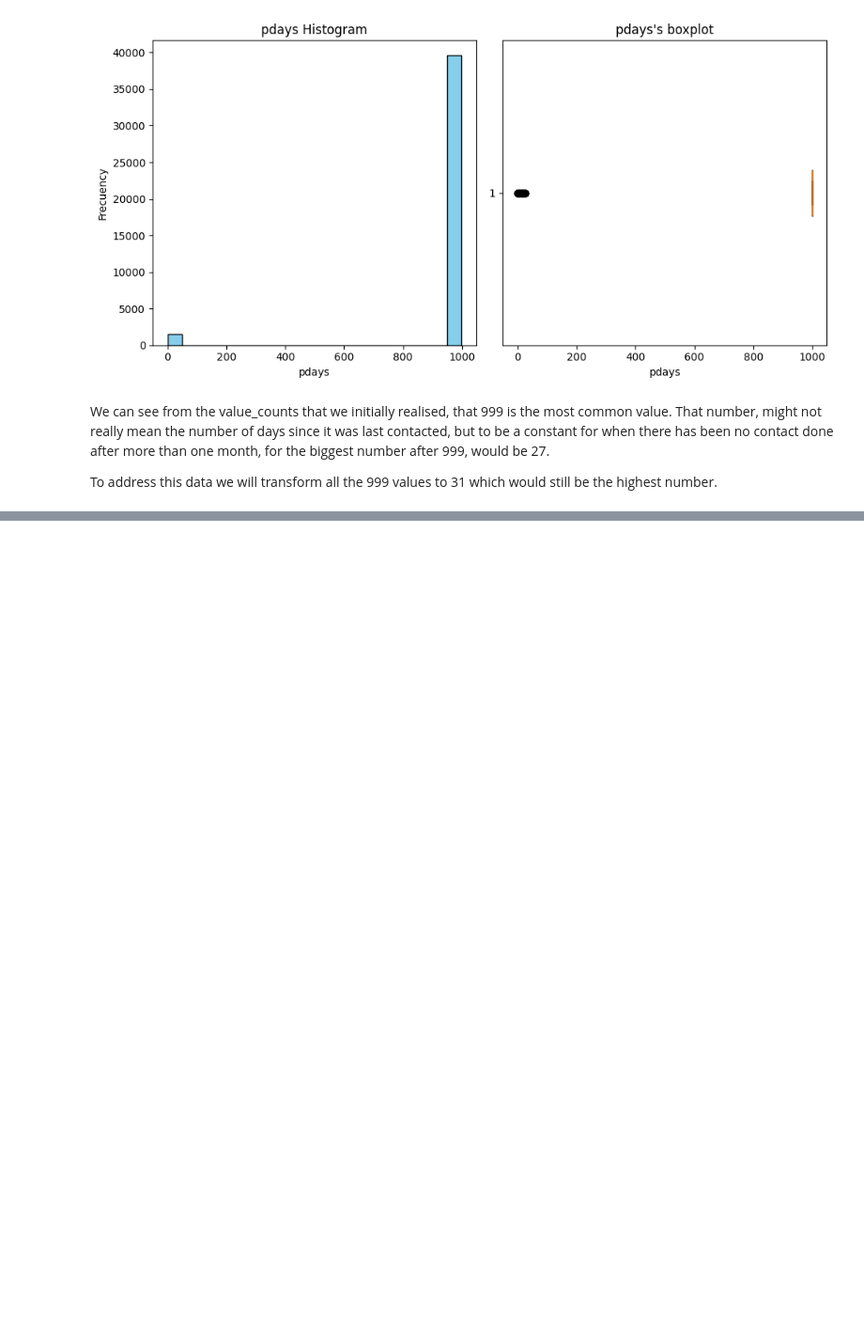
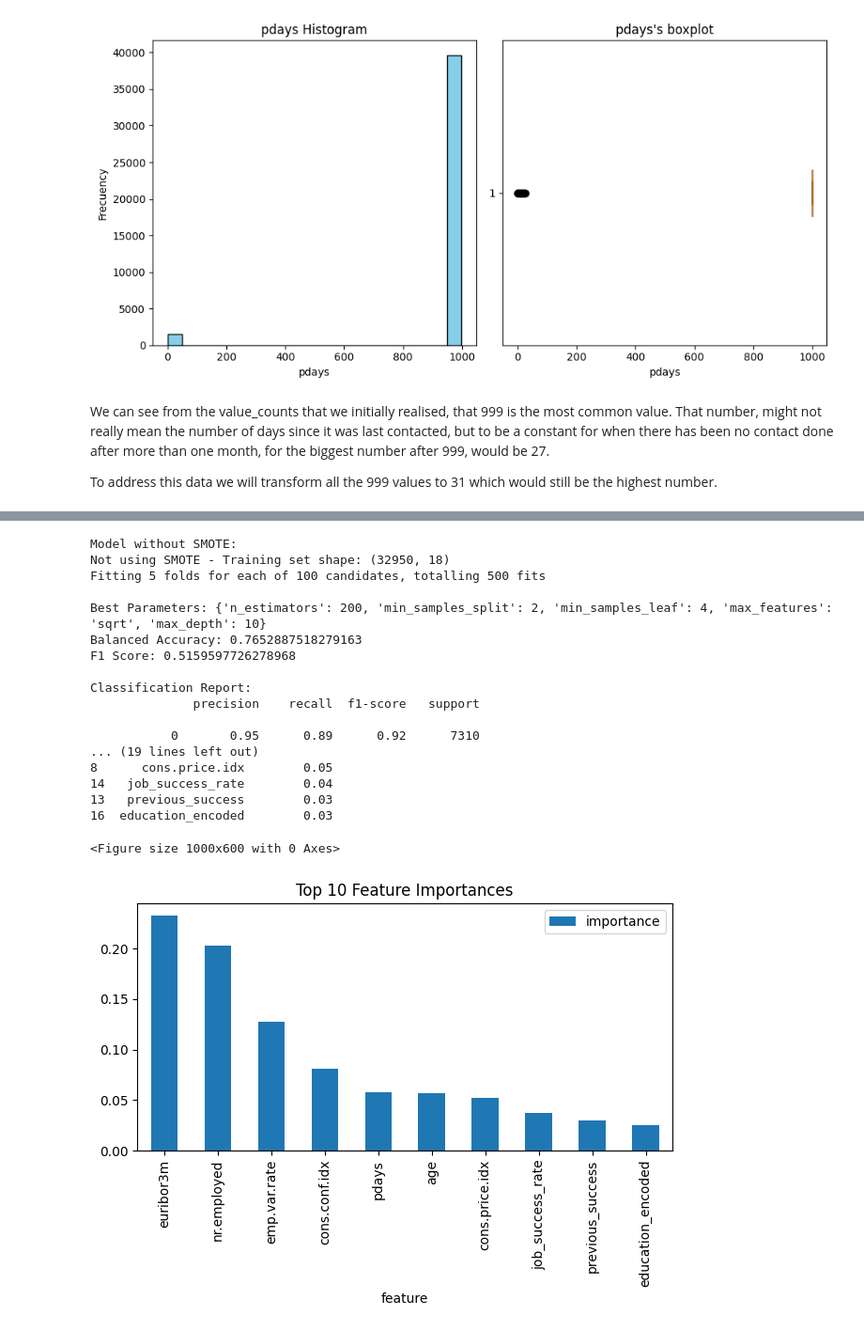
Before and after one commit to GuillePrograma94/ML-Exercise, a Jupyter notebook: src/explore.ipynb, the cells around one changed output, grey strips where cells are left out. Shown at 94% size. Saved outputs shown, nothing was run; the diff lists cells and outputs as text; code cells hidden in the pictures; blank space fills up the shorter version.

```diff
--- a/src/explore.ipynb
+++ b/src/explore.ipynb
@@ -922,0 +941,2 @@ PENDIENTE COMPROBAR CORRELACIONES VIFF Y HACER EL ML.
+# %%
+X_train, X_test, y_train, y_test = train_test_split(X, y, test_size=0.2, random_state=42, stratify=y)
@@ -922,0 +1137,63 @@ PENDIENTE COMPROBAR CORRELACIONES VIFF Y HACER EL ML.
+# %%
+# Function to train and evaluate the model. We do not need the scaled data here, for this model does not rely on distance calculations between datapoints.
+def train_and_evaluate(X_train, y_train, X_test, y_test, use_smote=False):
+    if use_smote:
+        smote = SMOTE(random_state=42)
+        X_train, y_train = smote.fit_resample(X_train, y_train)
+        print("Using SMOTE - Training set shape:", X_train.shape)
+    else:
+        print("Not using SMOTE - Training set shape:", X_train.shape)
+
+    rf = RandomForestClassifier(class_weight='balanced', random_state=42)
+    rf_random = RandomizedSearchCV(estimator=rf, param_distributions=param_grid, n_iter=100, cv=5, verbose=2, random_state=42, n_jobs=-1, scoring='balanced_accuracy')
+    rf_random.fit(X_train, y_train)
+
+    best_rf = rf_random.best_estimator_
+    y_pred = best_rf.predict(X_test)
+
+    print("\nBest Parameters:", rf_random.best_params_)
+    print("Balanced Accuracy:", balanced_accuracy_score(y_test, y_pred))
+    print("F1 Score:", f1_score(y_test, y_pred))
+    print("\nClassification Report:")
+    print(classification_report(y_test, y_pred))
+    print("\nConfusion Matrix:")
+    print(confusion_matrix(y_test, y_pred))
+
+    feature_importance = pd.DataFrame({
+        'feature': X_train.columns,
+        'importance': best_rf.feature_importances_
+    }).sort_values('importance', ascending=False)
+
+    print("\nTop 10 Feature Importances:")
+    print(feature_importance.head(10))
+
+    plt.figure(figsize=(10, 6))
+    feature_importance.head(10).plot(x='feature', y='importance', kind='bar')
+    plt.title('Top 10 Feature Importances')
+    plt.tight_layout()
+    plt.show()
+
+    return best_rf, feature_importance
+# %%
+print("Model without SMOTE:")
+rf_no_smote, importance_no_smote = train_and_evaluate(X_train, y_train, X_test, y_test, use_smote=False)
+# %% [output]
+Model without SMOTE:
+Not using SMOTE - Training set shape: (32950, 18)
+Fitting 5 folds for each of 100 candidates, totalling 500 fits
+
+Best Parameters: {'n_estimators': 200, 'min_samples_split': 2, 'min_samples_leaf': 4, 'max_features': 'sqrt', 'max_depth': 10}
+Balanced Accuracy: 0.7652887518279163
+F1 Score: 0.5159597726278968
+
+Classification Report:
+              precision    recall  f1-score   support
+
+           0       0.95      0.89      0.92      7310
+... (19 lines left out)
+8      cons.price.idx        0.05
+14   job_success_rate        0.04
+13   previous_success        0.03
+16  education_encoded        0.03
+<Figure size 1000x600 with 0 Axes>
+[figure, added]
```
Also changed, not shown: parts of 71 cells of this notebook, 1 other file.
